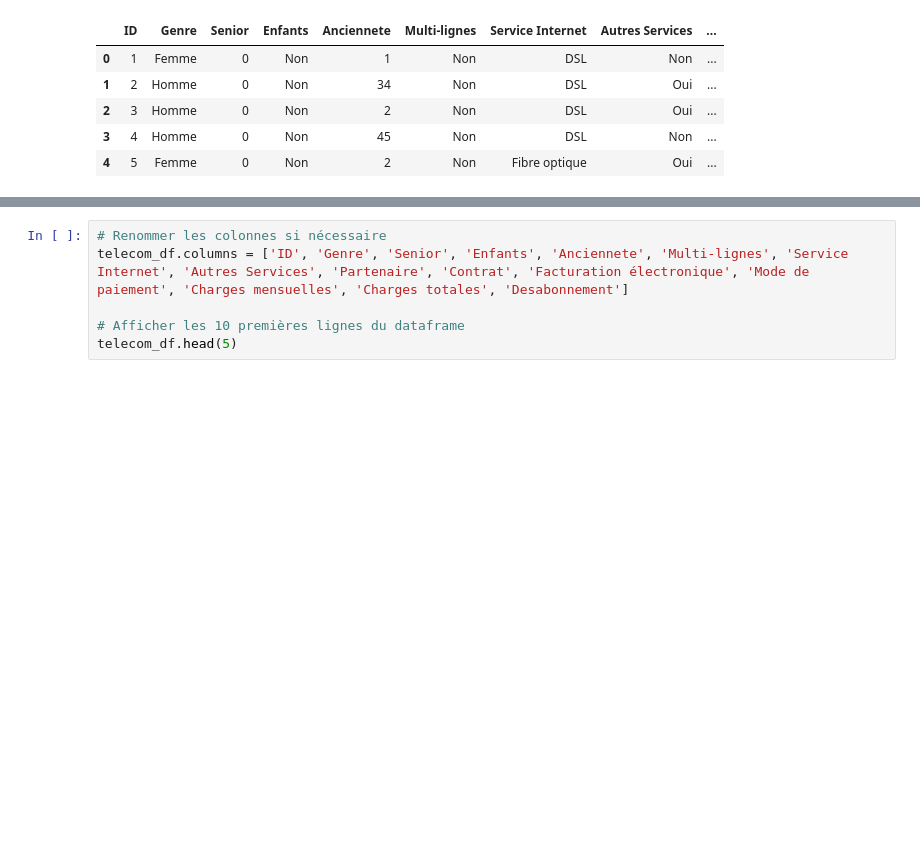
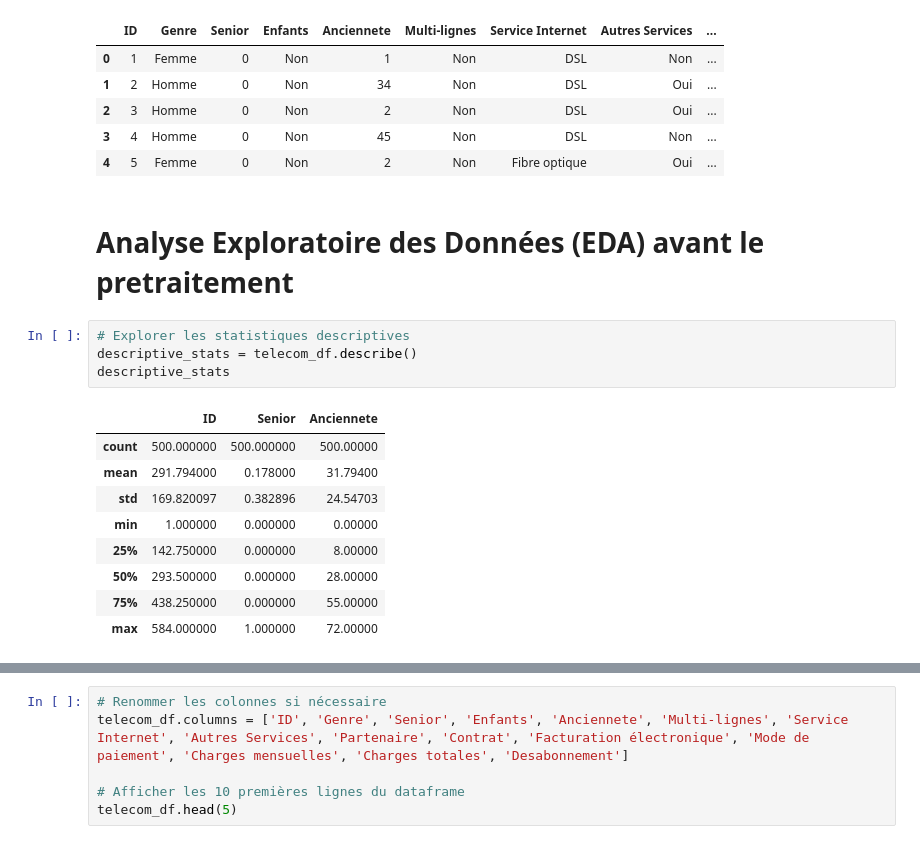
Before and after one commit to keagnon/ChurnGuardML, a Jupyter notebook: notebooks/EDA.ipynb, the cells around one changed output, grey strips where cells are left out. Cells and saved outputs as stored; diff of their text form; blank space fills up the shorter version.

```diff
--- a/notebooks/EDA.ipynb
+++ b/notebooks/EDA.ipynb
@@ -16,3 +16,19 @@ telecom_df.head(5)
 | 2 | 3 | Homme | 0 | Non | 2 | Non | DSL | Oui | ... |
 | 3 | 4 | Homme | 0 | Non | 45 | Non | DSL | Non | ... |
 | 4 | 5 | Femme | 0 | Non | 2 | Non | Fibre optique | Oui | ... |
+# %% [markdown]
+# Analyse Exploratoire des Données (EDA) avant le pretraitement
+# %%
+# Explorer les statistiques descriptives
+descriptive_stats = telecom_df.describe()
+descriptive_stats
+# %% [output]
+|  | ID | Senior | Anciennete |
+| count | 500.000000 | 500.000000 | 500.00000 |
+| mean | 291.794000 | 0.178000 | 31.79400 |
+| std | 169.820097 | 0.382896 | 24.54703 |
+| min | 1.000000 | 0.000000 | 0.00000 |
+| 25% | 142.750000 | 0.000000 | 8.00000 |
+| 50% | 293.500000 | 0.000000 | 28.00000 |
+| 75% | 438.250000 | 0.000000 | 55.00000 |
+| max | 584.000000 | 1.000000 | 72.00000 |
```
Also changed, not shown: parts of 5 cells of this notebook.
